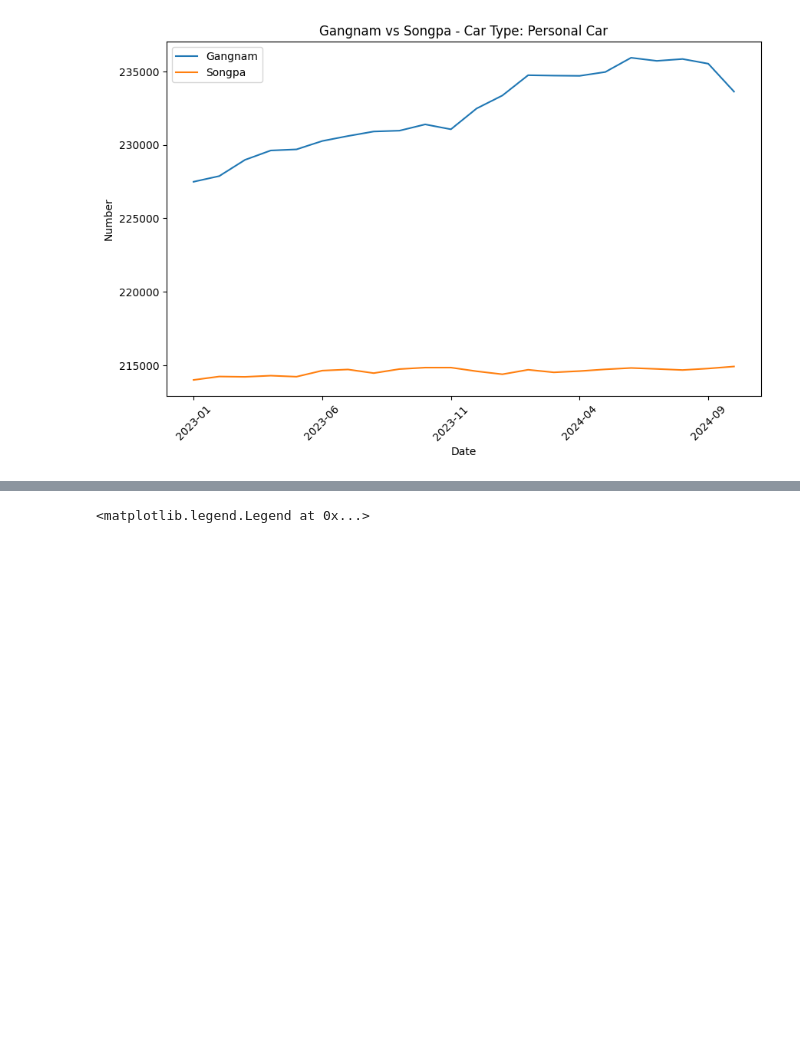
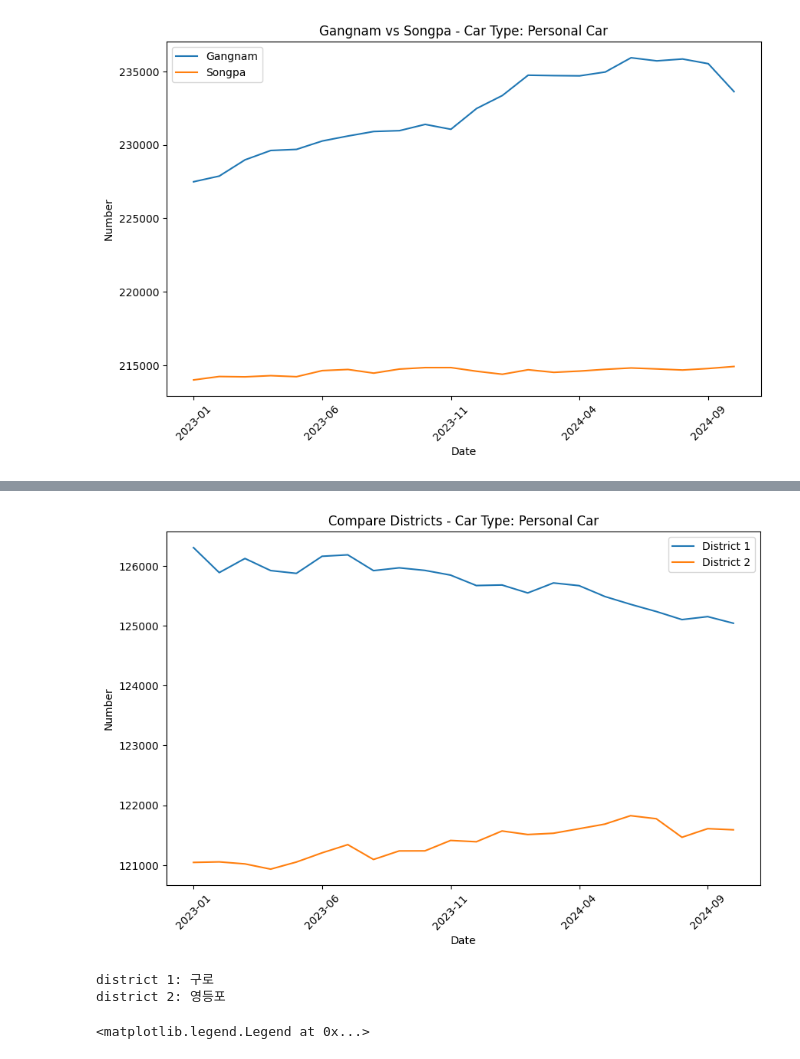
Before and after one commit to SKNETWORKS-FAMILY-AICAMP/SKN07-1st-2Team, a Jupyter notebook: analysis-district.ipynb, the cells around one changed output, grey strips where cells are left out. Saved outputs shown, nothing was run; the diff lists cells and outputs as text; code cells hidden in the pictures; blank space fills up the shorter version.

Commit message:
minor modification in plot

```diff
--- a/analysis-district.ipynb
+++ b/analysis-district.ipynb
@@ -180,6 +180,13 @@ plt.show()
 # %%
 import pandas as pd
 import matplotlib.pyplot as plt
+
+
+# district = [
+#     '강남', '강동', '강북', '강서', '관악', '광진', '구로', '금천', '노원', '도봉',
+#     '동대문', '동작', '마포', '서대문', '서초', '성동', '성북', '송파', '양천', '영등포',
+#     '용산', '종로', '중구', '중랑'
+# ]
 
 district = ['구로', '양천', '영등포']
 
@@ -219,13 +226,13 @@ tmp3 = tmp3.rename(columns={'num': 'Third'})
 # 그래프 그리기
 fig, ax = plt.subplots(figsize=(10, 6))
 
-# 강남 데이터
+# 첫번째 데이터
 tmp.reset_index().plot(x='date', y='First', ax=ax, label='First')
 
-# 송파 데이터
+# 두번쨰 데이터
 tmp2.reset_index().plot(x='date', y='Second', ax=ax, label='Second')
 
-# 서초 데이터
+# 세번째 데이터
 tmp3.reset_index().plot(x='date', y='Third', ax=ax, label='Third')
 
 # 범례 추가
@@ -242,6 +249,7 @@ plt.xticks(rotation=45)
 # 그래프 출력
 plt.show()
 
-print(district)
+for idx, d in enumerate(district):
+    print(f"district {idx+1}:", d)
 # %% [output]
 [figure]
@@ -249,3 +259,65 @@ print(district)
+# %%
+import pandas as pd
+import matplotlib.pyplot as plt
+
+# DISTRICT = [
+#     '강남', '강동', '강북', '강서', '관악', '광진', '구로', '금천', '노원', '도봉',
+#     '동대문', '동작', '마포', '서대문', '서초', '성동', '성북', '송파', '양천', '영등포',
+#     '용산', '종로', '중구', '중랑'
+# ]
+# district = []
+
+# while(True):
+#     tmp = input()
+#     if tmp not in DISTRICT:
+#         continue
+#     if tmp == 0:
+#         break
+#     district.append(tmp)
+
+# # 10개의 구 리스트
+district = ['구로', '영등포', ]
+
+# 그래프 설정
+fig, ax = plt.subplots(figsize=(10, 6))
+
+# 10개의 구에 대해 데이터를 처리하고 그래프에 그리기
+for i, gungu in enumerate(district):
+    # 각 구에 대해 데이터 처리
+    sigungu = df.drop(columns=['id'])
+    cartype = '승용'
+
+    # 'year'와 'month' 컬럼을 합쳐서 'date' 컬럼 생성
+    sigungu['date'] = (sigungu['year'].astype(str) + '-' + sigungu['month'].astype(str).str.zfill(2))
+
+    # 해당 구와 차량 유형에 맞는 데이터 필터링
+    tmp = sigungu[(sigungu['district_gugun'].str.contains(gungu)) & (sigungu['car_type'] == cartype)]
+    tmp = tmp.sort_values(by=['year', 'month'])
+    tmp = tmp.rename(columns={'num': f'District {i+1}'})  # 'District 1', 'District 2'와 같은 이름
+
+    # 해당 구의 데이터를 그래프에 추가
+    tmp.reset_index().plot(x='date', y=f'District {i+1}', ax=ax, label=f'District {i+1}')  # 범례도 'District 1', 'District 2'로 표시
+
+# 범례 추가
+plt.legend()
+
+# 그래프 제목, x, y축 레이블 추가
+plt.title('Compare Districts - Car Type: Personal Car')
+plt.xlabel('Date')
+plt.ylabel('Number')
+
+# x축 레이블 회전 (날짜 형식에 따라 조정)
+plt.xticks(rotation=45)
+
+# 그래프 출력
+plt.show()
+
+for idx, d in enumerate(district):
+    print(f"district {idx+1}:", d)
+# %% [output]
+[figure, added]
+district 1: 구로
+district 2: 영등포
 # %%
 sigungu = df.drop(
     columns=['id']
```
Also changed, not shown: parts of 3 cells of this notebook.
